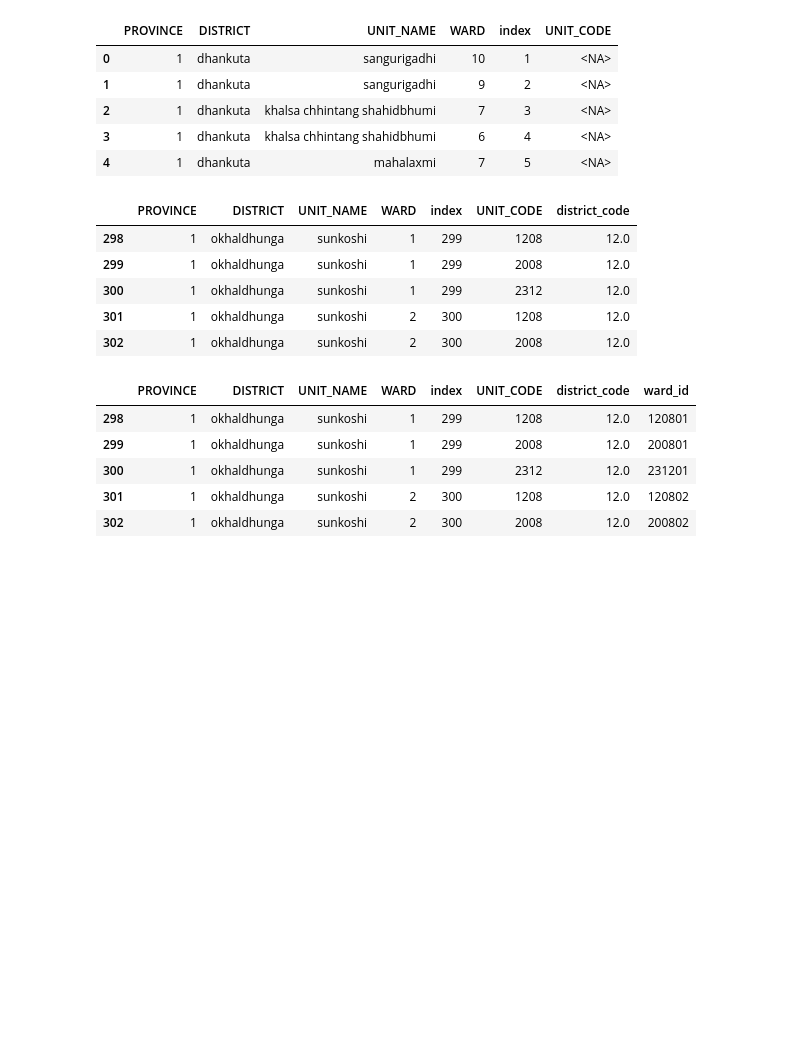
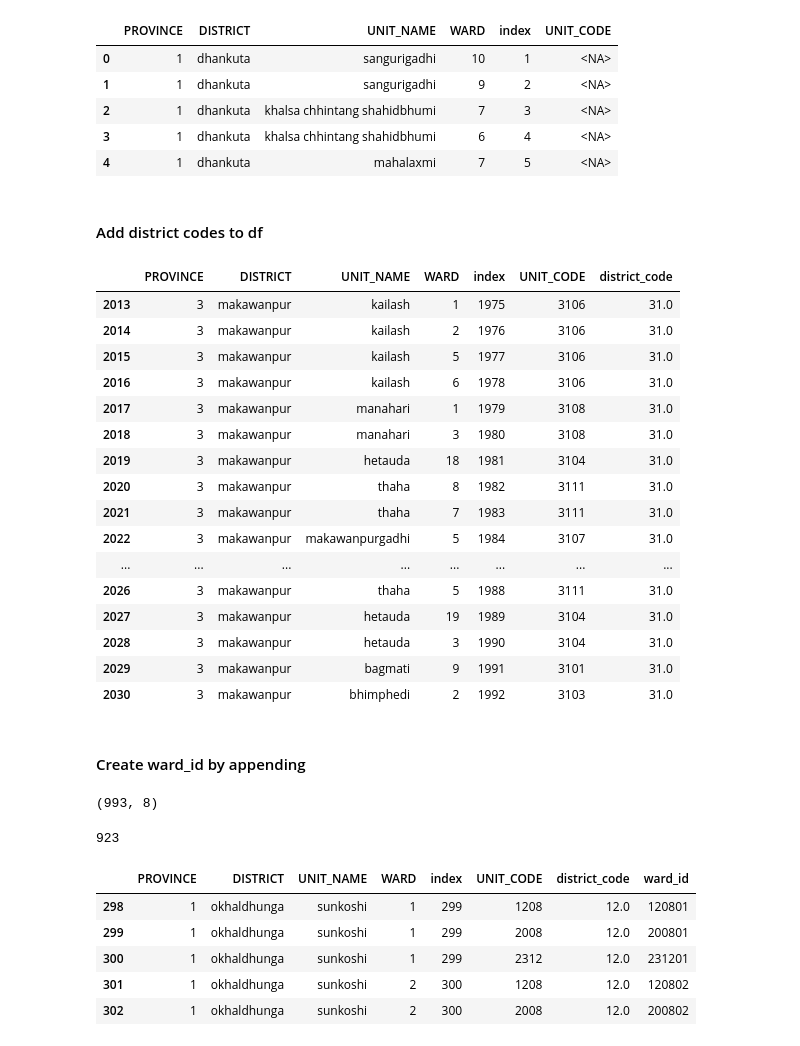
Before and after one commit to chantalwuer/earthquake_damage, a Jupyter notebook: notebooks/CW_Mapping_Wards.ipynb, the cells around one changed output. Cells and saved outputs as stored; diff of their text form; code cells hidden in the pictures; blank space fills up the shorter version.

```diff
--- a/notebooks/CW_Mapping_Wards.ipynb
+++ b/notebooks/CW_Mapping_Wards.ipynb
@@ -248,11 +254,11 @@ district_codes = {
         21:'Ramechhap',
         22:'Dolakha',
         23:'Sindhupalchok',
-        24:'Kavrepalanchok',
+        24:'KABHREPALANCHOK',
         28:'Nuwakot',
         29:'Rasuwa',
         30:'Dhading',
-        31:'Makwanpur',
+        31:'Makawanpur',
         36:'Gorkha'
 }
 
@@ -586,4 +583,6 @@ ward_unit_code.head()
 | 2 | 1 | dhankuta | khalsa chhintang shahidbhumi | 7 | 3 | <NA> |
 | 3 | 1 | dhankuta | khalsa chhintang shahidbhumi | 6 | 4 | <NA> |
 | 4 | 1 | dhankuta | mahalaxmi | 7 | 5 | <NA> |
+# %% [markdown]
+#### Add district codes to df
 # %%
@@ -593,14 +593,26 @@ ward_unit_code['district_code'] = ward_unit_code['DISTRICT'].map(district_codes_
 ward_unit_code.dropna(inplace=True)
 # %%
 ward_unit_code.sort_values(by=['UNIT_CODE']).head()
-ward_unit_code.head()
 # %% [output]
 |  | PROVINCE | DISTRICT | UNIT_NAME | WARD | index | UNIT_CODE | district_code |
-| 298 | 1 | okhaldhunga | sunkoshi | 1 | 299 | 1208 | 12.0 |
-| 299 | 1 | okhaldhunga | sunkoshi | 1 | 299 | 2008 | 12.0 |
-| 300 | 1 | okhaldhunga | sunkoshi | 1 | 299 | 2312 | 12.0 |
-| 301 | 1 | okhaldhunga | sunkoshi | 2 | 300 | 1208 | 12.0 |
-| 302 | 1 | okhaldhunga | sunkoshi | 2 | 300 | 2008 | 12.0 |
+| 2013 | 3 | makawanpur | kailash | 1 | 1975 | 3106 | 31.0 |
+| 2014 | 3 | makawanpur | kailash | 2 | 1976 | 3106 | 31.0 |
+| 2015 | 3 | makawanpur | kailash | 5 | 1977 | 3106 | 31.0 |
+| 2016 | 3 | makawanpur | kailash | 6 | 1978 | 3106 | 31.0 |
+| 2017 | 3 | makawanpur | manahari | 1 | 1979 | 3108 | 31.0 |
+| 2018 | 3 | makawanpur | manahari | 3 | 1980 | 3108 | 31.0 |
+| 2019 | 3 | makawanpur | hetauda | 18 | 1981 | 3104 | 31.0 |
+| 2020 | 3 | makawanpur | thaha | 8 | 1982 | 3111 | 31.0 |
+| 2021 | 3 | makawanpur | thaha | 7 | 1983 | 3111 | 31.0 |
+| 2022 | 3 | makawanpur | makawanpurgadhi | 5 | 1984 | 3107 | 31.0 |
+| ... | ... | ... | ... | ... | ... | ... | ... |
+| 2026 | 3 | makawanpur | thaha | 5 | 1988 | 3111 | 31.0 |
+| 2027 | 3 | makawanpur | hetauda | 19 | 1989 | 3104 | 31.0 |
+| 2028 | 3 | makawanpur | hetauda | 3 | 1990 | 3104 | 31.0 |
+| 2029 | 3 | makawanpur | bagmati | 9 | 1991 | 3101 | 31.0 |
+| 2030 | 3 | makawanpur | bhimphedi | 2 | 1992 | 3103 | 31.0 |
+# %% [markdown]
+#### Create ward_id by appending
 # %%
 ward_id = []
 
@@ -612,6 +624,14 @@ for i, y in ward_unit_code.iterrows():
 
 ward_unit_code['ward_id'] = ward_id
 ward_unit_code['ward_id'] = ward_unit_code['ward_id'].astype('Int64')
+# %%
+ward_unit_code.shape
+# %% [output]
+(993, 8)
+# %%
+ward_unit_code.ward_id.nunique()
+# %% [output]
+923
 # %%
 ward_unit_code.head()
 # %% [output]
```
Also changed, not shown: parts of 39 cells of this notebook.
